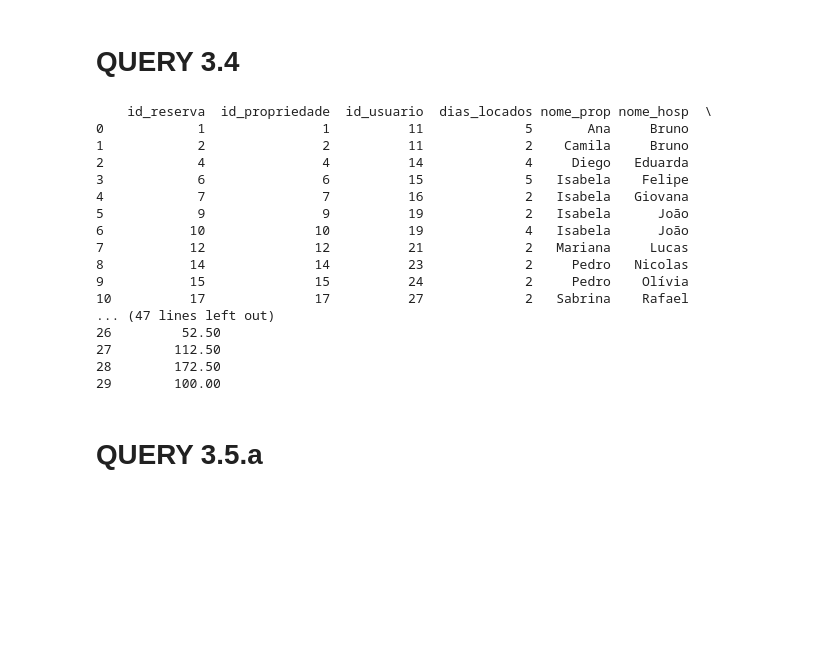
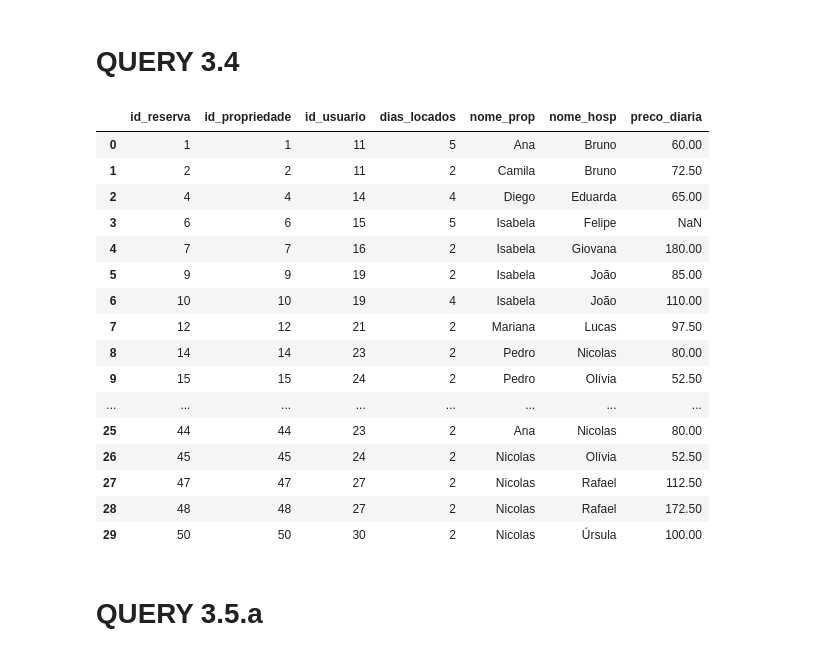
Before and after one commit to thzero0/Base-de-Dados-, a Jupyter notebook: consultas.ipynb, the cells around one changed output. Drawn from its saved outputs; the diff is of its cells as text; code cells hidden in the pictures; blank space fills up the shorter version.

```diff
--- a/consultas.ipynb
+++ b/consultas.ipynb
@@ -118,33 +183,33 @@ print(df)
 # %%
 query = '''
 SELECT r.id_reserva, r.id_propriedade, r.id_usuario, (r.data_check_out - r.data_check_in) as dias_locados, u2.nome as nome_prop, u1.nome as nome_hosp, ROUND(r.preco_total / (r.data_check_out - r.data_check_in), 2) as preco_diaria
 FROM reserva r
 	JOIN usuario u1 ON r.id_usuario = u1.id_usuario
 	JOIN propriedade p ON r.id_propriedade = p.id_propriedade
 	JOIN usuario u2 ON p.id_locator = u2.id_usuario
 WHERE (r.status = 'Confirmada') and (r.data_reserva >= '2025-04-25')
 '''
 
 df = pd.read_sql(query, engine)
-print(df)
+display(df)
 # %% [output]
-    id_reserva  id_propriedade  id_usuario  dias_locados nome_prop nome_hosp  \
-0            1               1          11             5       Ana     Bruno
-1            2               2          11             2    Camila     Bruno
-2            4               4          14             4     Diego   Eduarda
-3            6               6          15             5   Isabela    Felipe
-4            7               7          16             2   Isabela   Giovana
-5            9               9          19             2   Isabela      João
-6           10              10          19             4   Isabela      João
-7           12              12          21             2   Mariana     Lucas
-8           14              14          23             2     Pedro   Nicolas
-9           15              15          24             2     Pedro    Olívia
-10          17              17          27             2   Sabrina    Rafael
-... (47 lines left out)
-26         52.50
-27        112.50
-28        172.50
-29        100.00
+|  | id_reserva | id_propriedade | id_usuario | dias_locados | nome_prop | nome_hosp | preco_diaria |
+| 0 | 1 | 1 | 11 | 5 | Ana | Bruno | 60.00 |
+| 1 | 2 | 2 | 11 | 2 | Camila | Bruno | 72.50 |
+| 2 | 4 | 4 | 14 | 4 | Diego | Eduarda | 65.00 |
+| 3 | 6 | 6 | 15 | 5 | Isabela | Felipe | NaN |
+| 4 | 7 | 7 | 16 | 2 | Isabela | Giovana | 180.00 |
+| 5 | 9 | 9 | 19 | 2 | Isabela | João | 85.00 |
+| 6 | 10 | 10 | 19 | 4 | Isabela | João | 110.00 |
+| 7 | 12 | 12 | 21 | 2 | Mariana | Lucas | 97.50 |
+| 8 | 14 | 14 | 23 | 2 | Pedro | Nicolas | 80.00 |
+| 9 | 15 | 15 | 24 | 2 | Pedro | Olívia | 52.50 |
+| ... | ... | ... | ... | ... | ... | ... | ... |
+| 25 | 44 | 44 | 23 | 2 | Ana | Nicolas | 80.00 |
+| 26 | 45 | 45 | 24 | 2 | Nicolas | Olívia | 52.50 |
+| 27 | 47 | 47 | 27 | 2 | Nicolas | Rafael | 112.50 |
+| 28 | 48 | 48 | 27 | 2 | Nicolas | Rafael | 172.50 |
+| 29 | 50 | 50 | 30 | 2 | Nicolas | Úrsula | 100.00 |
 # %% [markdown]
 # QUERY 3.5.a
 # %%
```
Also changed, not shown: parts of 10 cells of this notebook.
